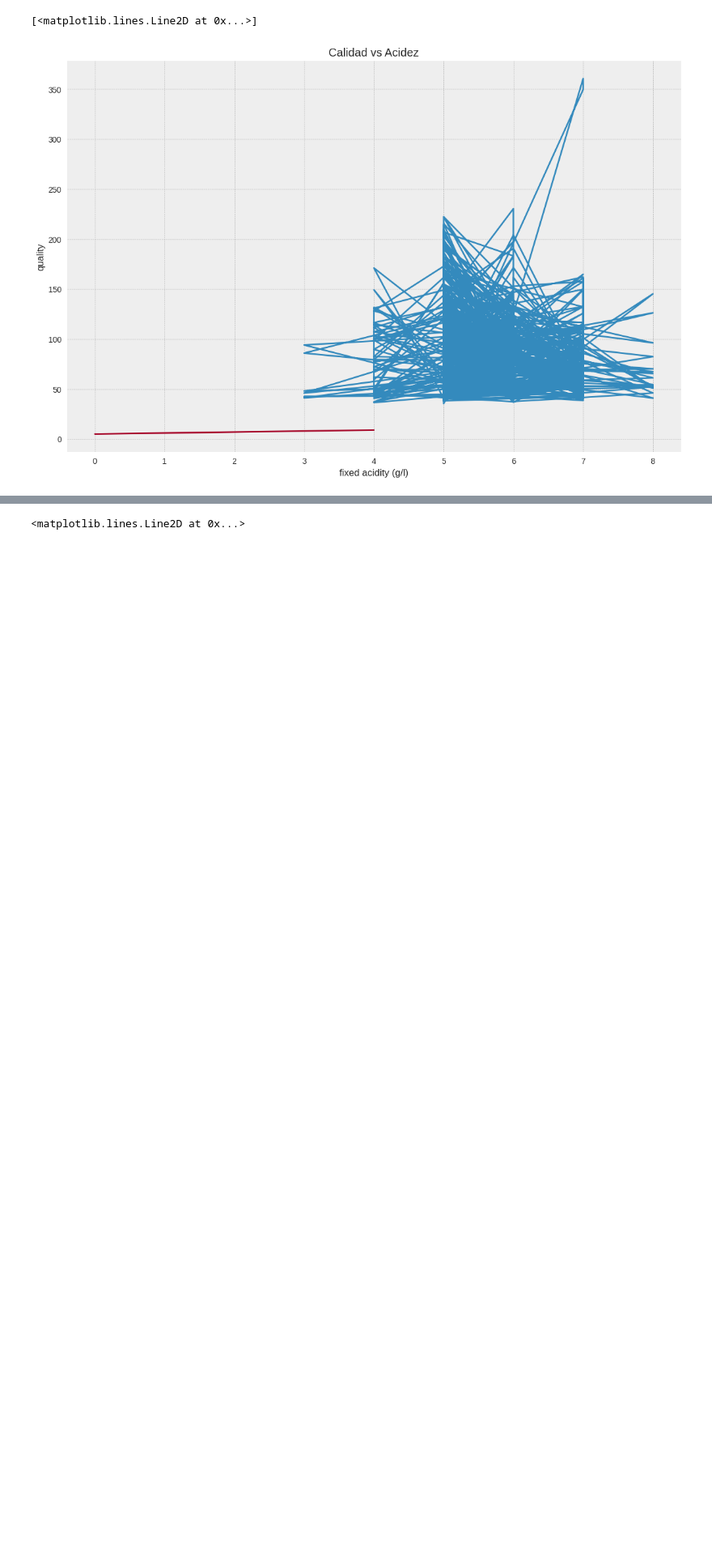
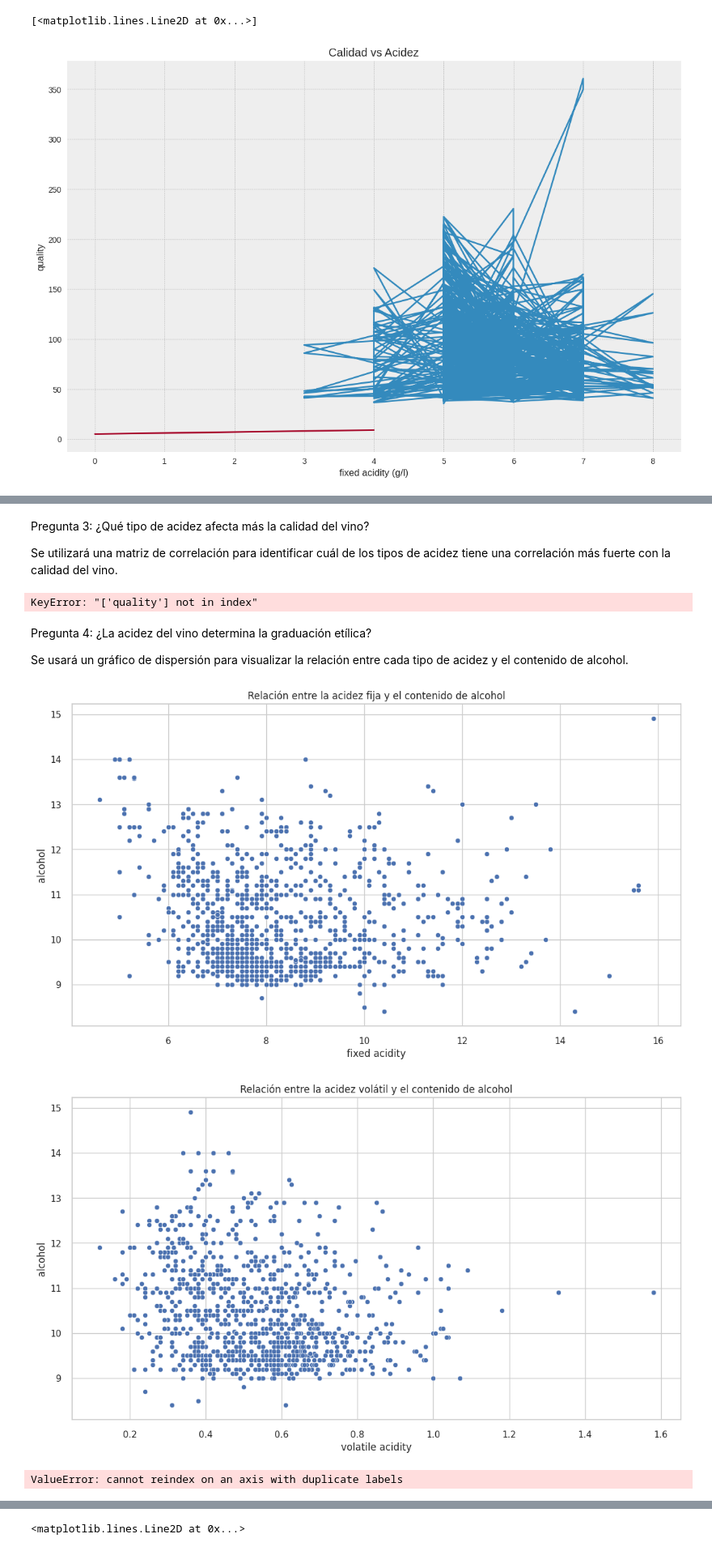
Before and after one commit to Carocschall/CoderHouse, a Jupyter notebook: TF.ipynb, the cells around one changed output, grey strips where cells are left out. Shown at 81% size. Cells and saved outputs as stored; diff of their text form; code cells hidden in the pictures; blank space fills up the shorter version.

```diff
--- a/TF.ipynb
+++ b/TF.ipynb
@@ -639,0 +681,40 @@ ax.plot([0,4],[5,9])
+# %% [markdown]
+Pregunta 3: ¿Qué tipo de acidez afecta más la calidad del vino?
+
+Se utilizará una matriz de correlación para identificar cuál de los tipos de acidez tiene una correlación más fuerte con la calidad del vino.
+# %%
+# Matriz de correlación
+correlation_matrix = df_archivo[['fixed acidity', 'volatile acidity', 'citric acid', 'quality']].corr()
+
+plt.figure(figsize=(8, 6))
+sns.heatmap(correlation_matrix, annot=True, cmap='coolwarm', vmin=-1, vmax=1)
+plt.title('Matriz de correlación entre los tipos de acidez y la calidad del vino')
+plt.show()
+# %% [output]
+KeyError: "['quality'] not in index"
+# %% [markdown]
+Pregunta 4: ¿La acidez del vino determina la graduación etílica?
+
+Se usará un gráfico de dispersión para visualizar la relación entre cada tipo de acidez y el contenido de alcohol.
+# %%
+# Scatter plot para la relación entre acidez fija y contenido de alcohol
+plt.figure(figsize=(12, 6))
+sns.scatterplot(x='fixed acidity', y='alcohol', data=df_archivo)
+plt.title('Relación entre la acidez fija y el contenido de alcohol')
+plt.show()
+
+# Scatter plot para la relación entre acidez volátil y contenido de alcohol
+plt.figure(figsize=(12, 6))
+sns.scatterplot(x='volatile acidity', y='alcohol', data=df_archivo)
+plt.title('Relación entre la acidez volátil y el contenido de alcohol')
+plt.show()
+
+# Scatter plot para la relación entre acidez cítrica y contenido de alcohol
+plt.figure(figsize=(12, 6))
+sns.scatterplot(x='citric acid', y='alcohol', data=df_archivo)
+plt.title('Relación entre la acidez cítrica y el contenido de alcohol')
+plt.show()
+# %% [output]
+[figure, added]
+[figure, added]
+ValueError: cannot reindex on an axis with duplicate labels
```
Also changed, not shown: parts of 7 cells of this notebook.
